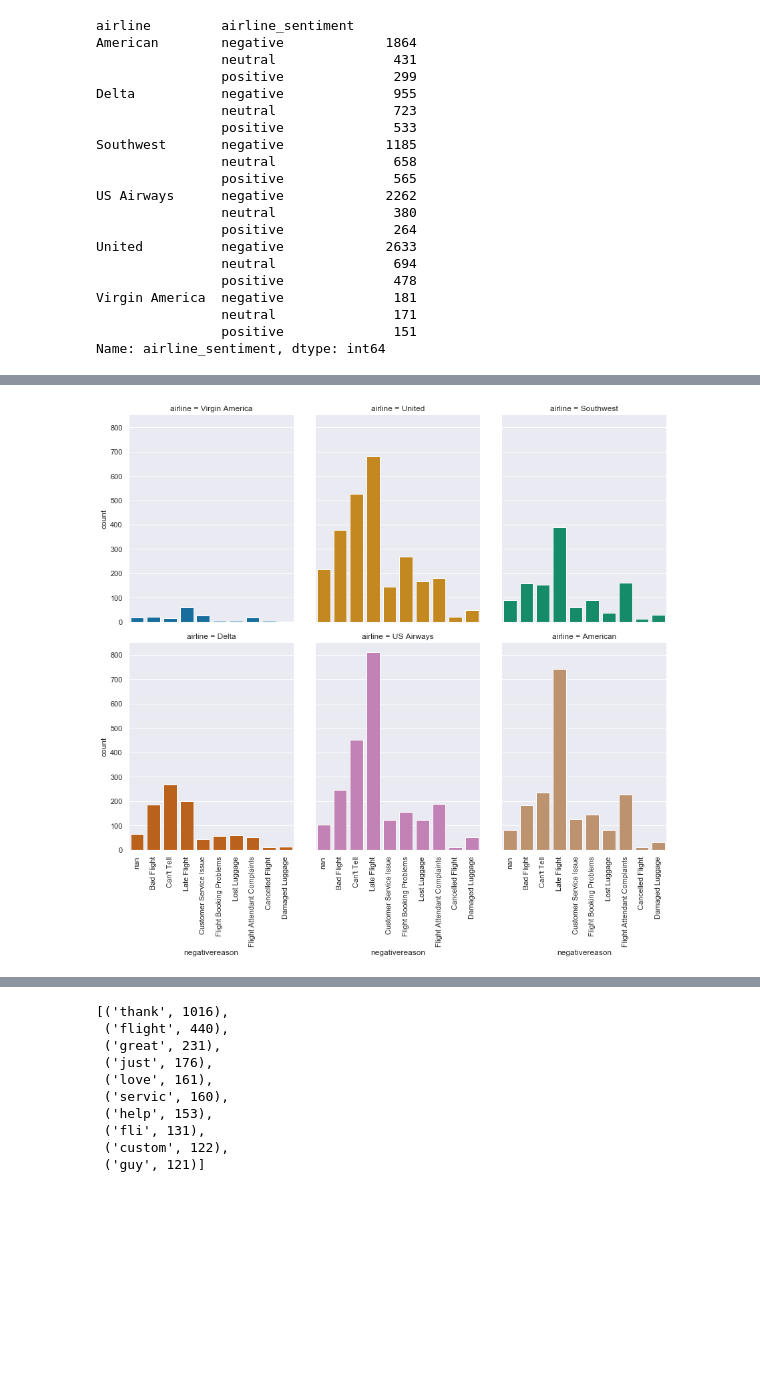
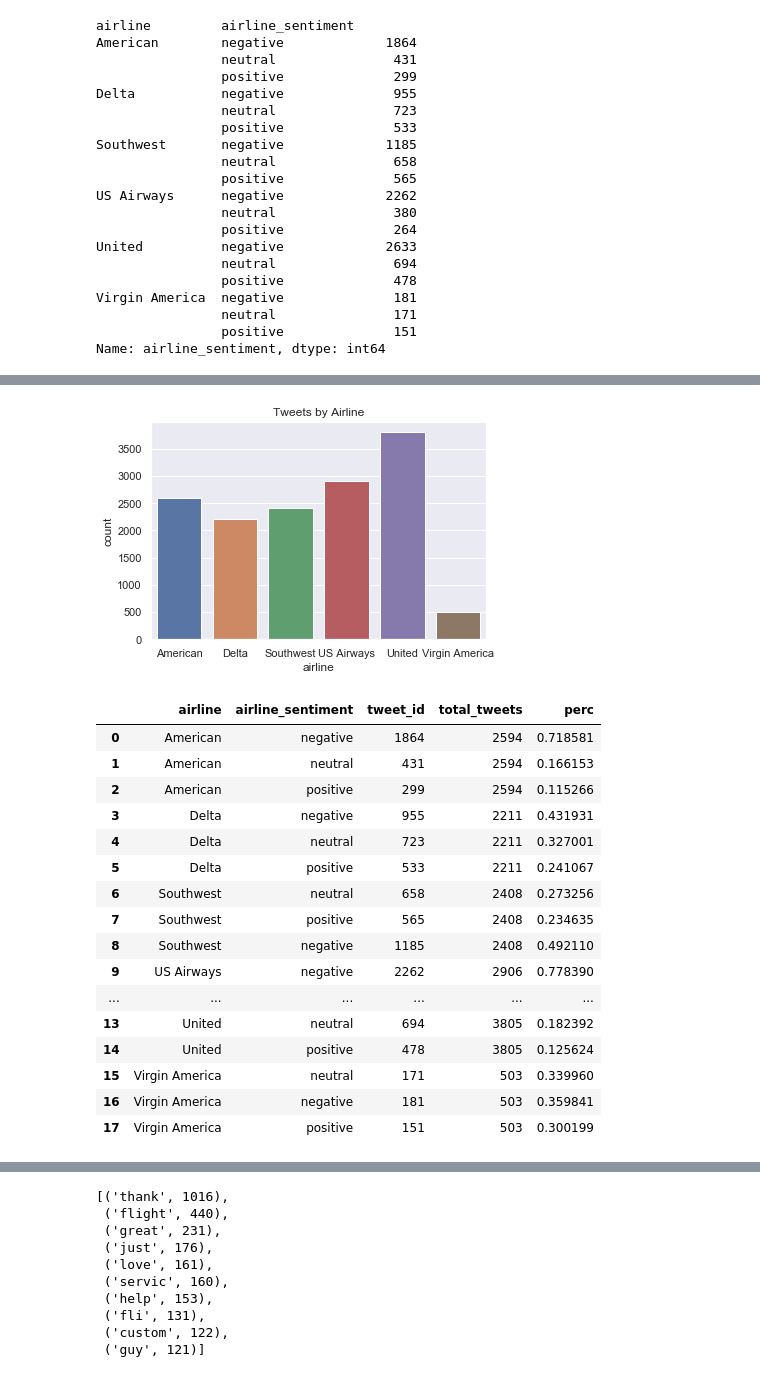
Before and after one commit to jennyrhee/airline-sentiment, a Jupyter notebook: notebooks/2-data-storytelling.ipynb, the cells around one changed output, grey strips where cells are left out. Drawn from its saved outputs; the diff is of its cells as text; code cells hidden in the pictures; blank space fills up the shorter version.

Commit message:
changed some things in data storytelling

```diff
--- a/notebooks/2-data-storytelling.ipynb
+++ b/notebooks/2-data-storytelling.ipynb
@@ -65,9 +61,8 @@ plt.savefig('../docs/img/sentiments_by_airline.png', dpi=300, bbox_inches='tight
 # %%
 cmap = sns.color_palette('colorblind')
-# %%
-g = sns.catplot(x='negativereason', data=df, kind='count', col='airline',
-               height=5, aspect=.8, col_wrap=3, hue='airline', palette=cmap, dodge=False)
-g.set_xticklabels(df.negativereason.unique(), rotation=90)
-plt.savefig('../docs/img/neg_reasons_by_airline.png', dpi=300, bbox_inches='tight');
-# %% [output]
-[figure, removed]
+# %%
+sns.countplot(x='airline', data=df.sort_values(by='airline'))
+plt.title('Tweets by Airline')
+plt.savefig('../docs/img/tweets_by_airline.png', dpi=300, bbox_inches='tight');
+# %% [output]
+[figure, added]
@@ -73,0 +79,24 @@ plt.savefig('../docs/img/neg_reasons_by_airline.png', dpi=300, bbox_inches='tigh
+# %%
+sentiment_counts_by_airline = sentiment_counts_by_airline.merge(airline_counts)
+sentiment_counts_by_airline['perc'] = (
+    sentiment_counts_by_airline.tweet_id / sentiment_counts_by_airline.total_tweets
+)
+sentiment_counts_by_airline
+# %% [output]
+|  | airline | airline_sentiment | tweet_id | total_tweets | perc |
+| 0 | American | negative | 1864 | 2594 | 0.718581 |
+| 1 | American | neutral | 431 | 2594 | 0.166153 |
+| 2 | American | positive | 299 | 2594 | 0.115266 |
+| 3 | Delta | negative | 955 | 2211 | 0.431931 |
+| 4 | Delta | neutral | 723 | 2211 | 0.327001 |
+| 5 | Delta | positive | 533 | 2211 | 0.241067 |
+| 6 | Southwest | neutral | 658 | 2408 | 0.273256 |
+| 7 | Southwest | positive | 565 | 2408 | 0.234635 |
+| 8 | Southwest | negative | 1185 | 2408 | 0.492110 |
+| 9 | US Airways | negative | 2262 | 2906 | 0.778390 |
+| ... | ... | ... | ... | ... | ... |
+| 13 | United | neutral | 694 | 3805 | 0.182392 |
+| 14 | United | positive | 478 | 3805 | 0.125624 |
+| 15 | Virgin America | neutral | 171 | 503 | 0.339960 |
+| 16 | Virgin America | negative | 181 | 503 | 0.359841 |
+| 17 | Virgin America | positive | 151 | 503 | 0.300199 |
```
Also changed, not shown: parts of 43 cells of this notebook.
